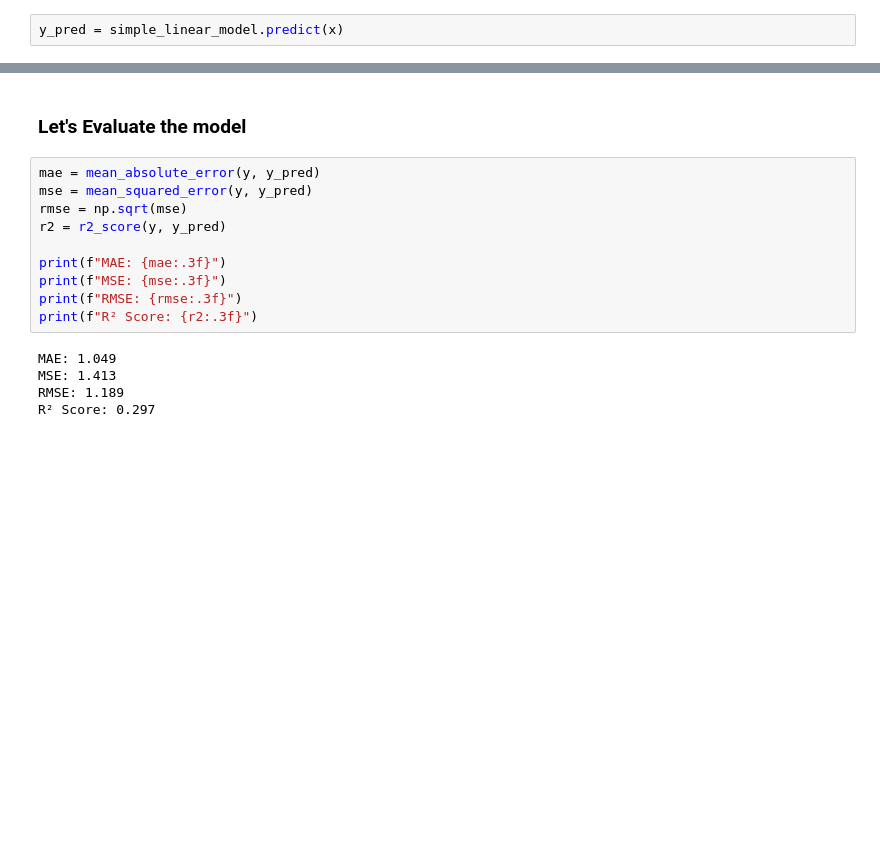
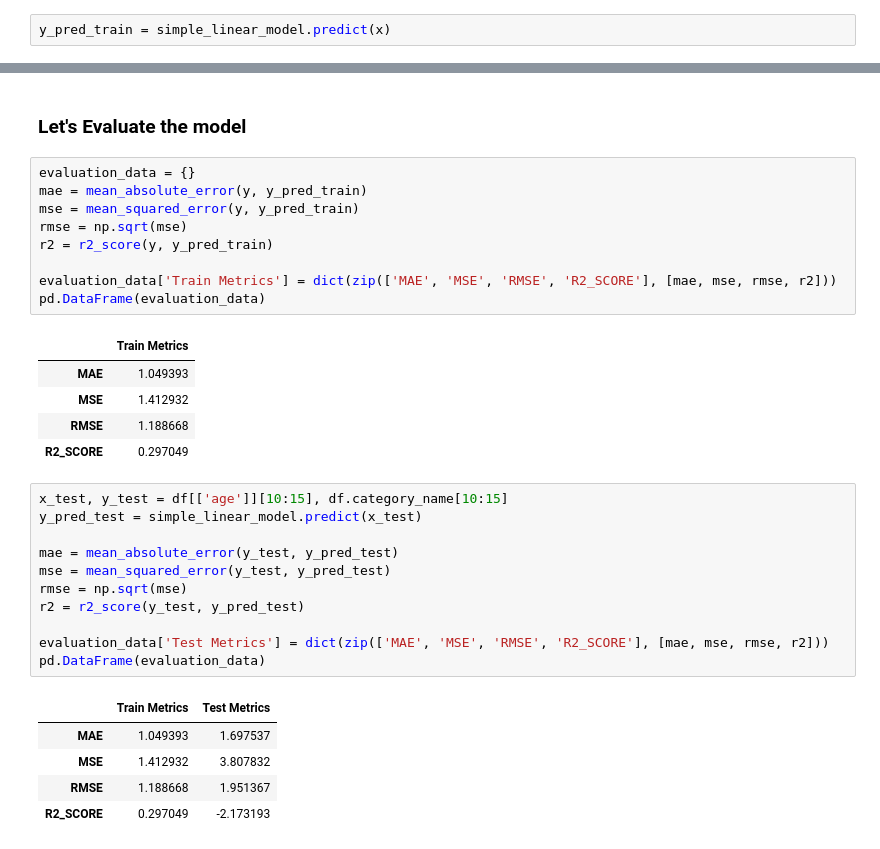
Before and after one commit to Namachivayam2001/ML-Tutorials, a Jupyter notebook: Simple_Linear_Regression.ipynb, the cells around one changed output, grey strips where cells are left out. Drawn from its saved outputs; the diff is of its cells as text; blank space fills up the shorter version.

```diff
--- a/Simple_Linear_Regression.ipynb
+++ b/Simple_Linear_Regression.ipynb
@@ -373,7 +372,7 @@ print(f"Linear Equation: y = {slope:.2f}x + {intercept:.2f}")
 # %% [output]
 Linear Equation: y = 0.05x + -0.11
 # %%
-y_pred = simple_linear_model.predict(x)
+y_pred_train = simple_linear_model.predict(x)
 # %%
 plt.figure(figsize=(8,5))
 
@@ -442,17 +441,34 @@ $$
 # %% [markdown]
 ### Let's Evaluate the model
 # %%
-mae = mean_absolute_error(y, y_pred)
-mse = mean_squared_error(y, y_pred)
+evaluation_data = {}
+mae = mean_absolute_error(y, y_pred_train)
+mse = mean_squared_error(y, y_pred_train)
 rmse = np.sqrt(mse)
-r2 = r2_score(y, y_pred)
+r2 = r2_score(y, y_pred_train)
 
-print(f"MAE: {mae:.3f}")
-print(f"MSE: {mse:.3f}")
-print(f"RMSE: {rmse:.3f}")
-print(f"R² Score: {r2:.3f}")
+evaluation_data['Train Metrics'] = dict(zip(['MAE', 'MSE', 'RMSE', 'R2_SCORE'], [mae, mse, rmse, r2]))
+pd.DataFrame(evaluation_data)
 # %% [output]
-MAE: 1.049
-MSE: 1.413
-RMSE: 1.189
-R² Score: 0.297
+|  | Train Metrics |
+| MAE | 1.049393 |
+| MSE | 1.412932 |
+| RMSE | 1.188668 |
+| R2_SCORE | 0.297049 |
+# %%
+x_test, y_test = df[['age']][10:15], df.category_name[10:15]
+y_pred_test = simple_linear_model.predict(x_test)
+
+mae = mean_absolute_error(y_test, y_pred_test)
+mse = mean_squared_error(y_test, y_pred_test)
+rmse = np.sqrt(mse)
+r2 = r2_score(y_test, y_pred_test)
+
+evaluation_data['Test Metrics'] = dict(zip(['MAE', 'MSE', 'RMSE', 'R2_SCORE'], [mae, mse, rmse, r2]))
+pd.DataFrame(evaluation_data)
+# %% [output]
+|  | Train Metrics | Test Metrics |
+| MAE | 1.049393 | 1.697537 |
+| MSE | 1.412932 | 3.807832 |
+| RMSE | 1.188668 | 1.951367 |
+| R2_SCORE | 0.297049 | -2.173193 |
```
Also changed, not shown: parts of 6 cells of this notebook.
